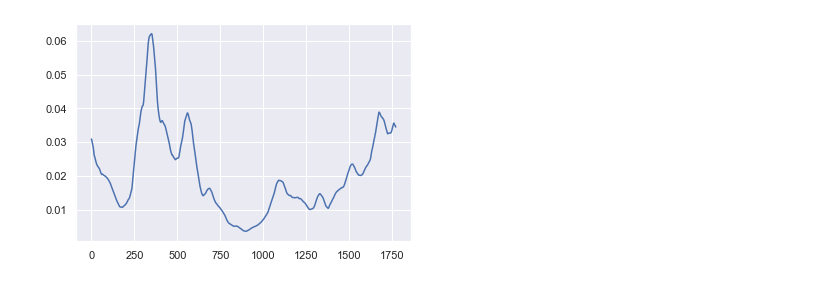
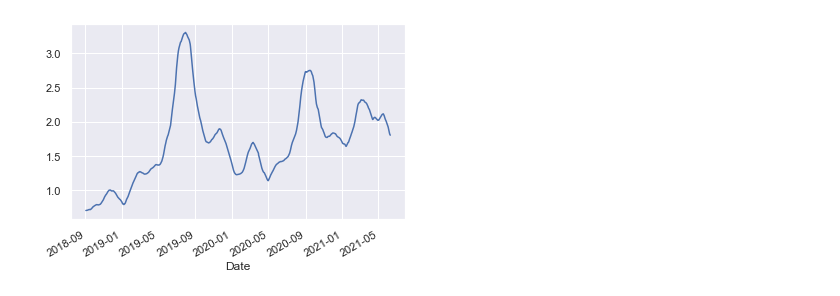
Before and after one commit to pedroafleite/btc-eth-risk-assessment, a Jupyter notebook: risk_R.ipynb, the cells around one changed output. Saved outputs shown, nothing was run; the diff lists cells and outputs as text; code cells hidden in the pictures.

```diff
--- a/risk_R.ipynb
+++ b/risk_R.ipynb
@@ -42,11 +42,11 @@ df = pdr.DataReader('ETH-USD','yahoo',start,end)
 # %%
+start = dt.datetime(2017,9,20)
+end = dt.datetime(2021,6,9)
+df = pdr.DataReader('LINK-USD','yahoo',start,end)
+
 df['50SMA'] = df.Close.rolling(window=50).mean()
 df['350SMA'] = df.Close.rolling(window=350).mean()
 df['R'] = df['50SMA']/df['350SMA']
-df = df.dropna()
-
-d = preprocessing.normalize(df, axis=0)
-normal_df = pd.DataFrame(d, columns=names)
-normal_df['R'].plot();
+df['R'].plot();
 # %% [output]
-[figure, old version]
+[figure, new version]
```
Also changed, not shown: parts of 8 cells of this notebook.
